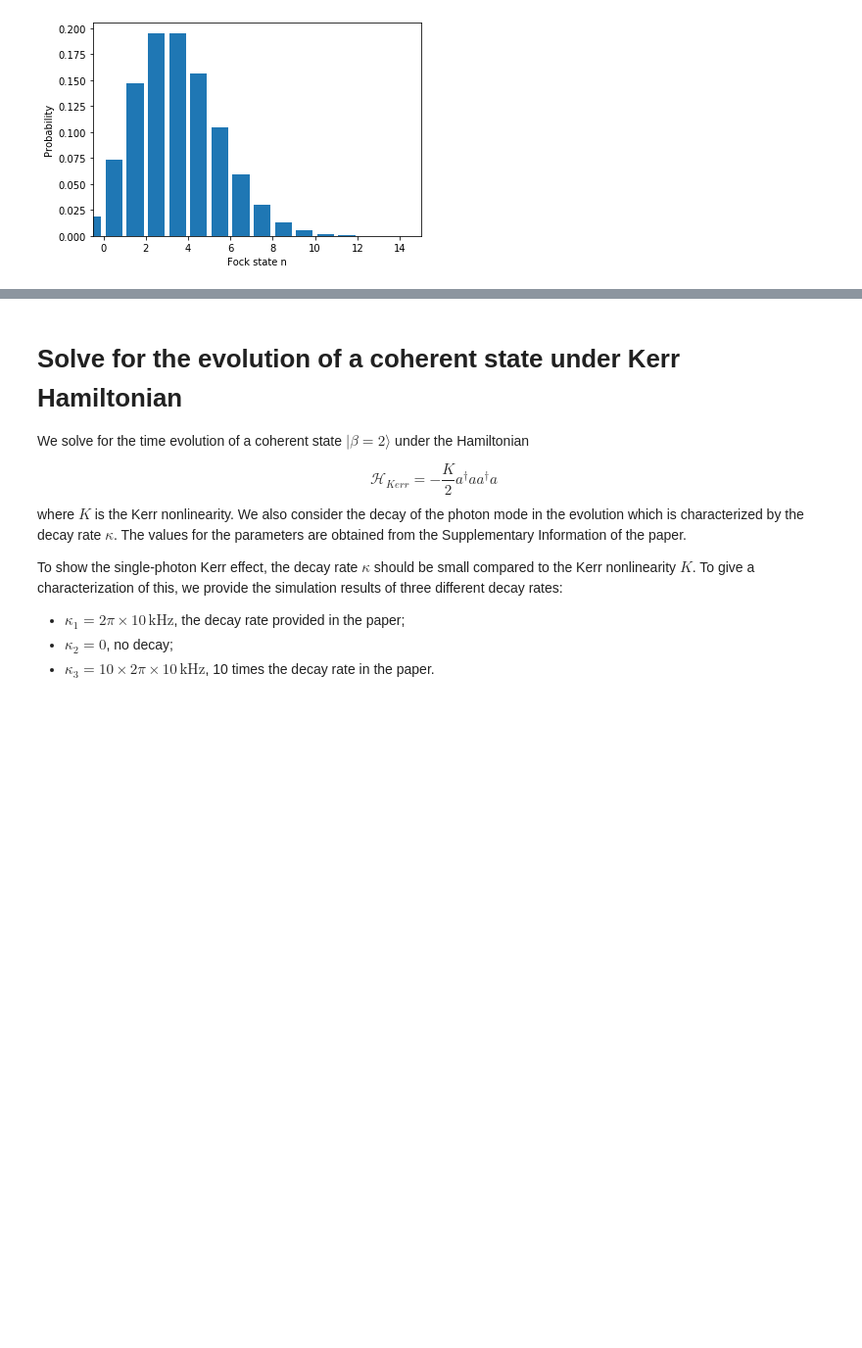
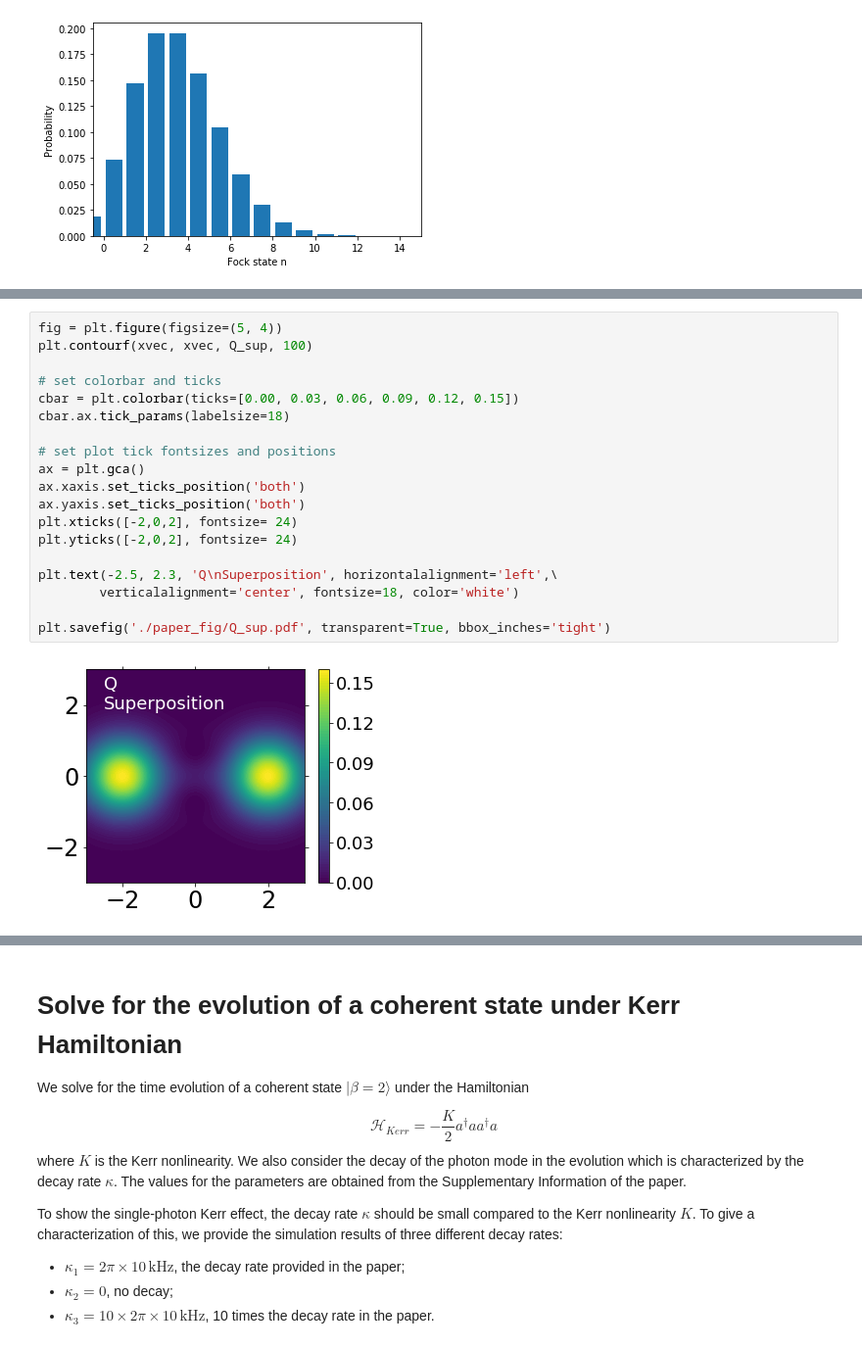
Before and after one commit to ZhiyangYuan/ELE456_simulation, a Jupyter notebook: ELE456_Kerr_simulation.ipynb, the cells around one changed output, grey strips where cells are left out. Shown at 98% size. Cells and saved outputs as stored; diff of their text form; blank space fills up the shorter version.

```diff
--- a/ELE456_Kerr_simulation.ipynb
+++ b/ELE456_Kerr_simulation.ipynb
@@ -43,0 +85,21 @@ Text(0, 0.5, 'Probability')
+# %%
+fig = plt.figure(figsize=(5, 4))
+plt.contourf(xvec, xvec, Q_sup, 100)
+
+# set colorbar and ticks
+cbar = plt.colorbar(ticks=[0.00, 0.03, 0.06, 0.09, 0.12, 0.15])
+cbar.ax.tick_params(labelsize=18)
+
+# set plot tick fontsizes and positions
+ax = plt.gca()
+ax.xaxis.set_ticks_position('both')
+ax.yaxis.set_ticks_position('both')
+plt.xticks([-2,0,2], fontsize= 24)
+plt.yticks([-2,0,2], fontsize= 24)
+
+plt.text(-2.5, 2.3, 'Q\nSuperposition', horizontalalignment='left',\
+        verticalalignment='center', fontsize=18, color='white')
+
+plt.savefig('./paper_fig/Q_sup.pdf', transparent=True, bbox_inches='tight')
+# %% [output]
+[figure, added]
```
Also changed, not shown: parts of 5 cells of this notebook, 6 other files.
